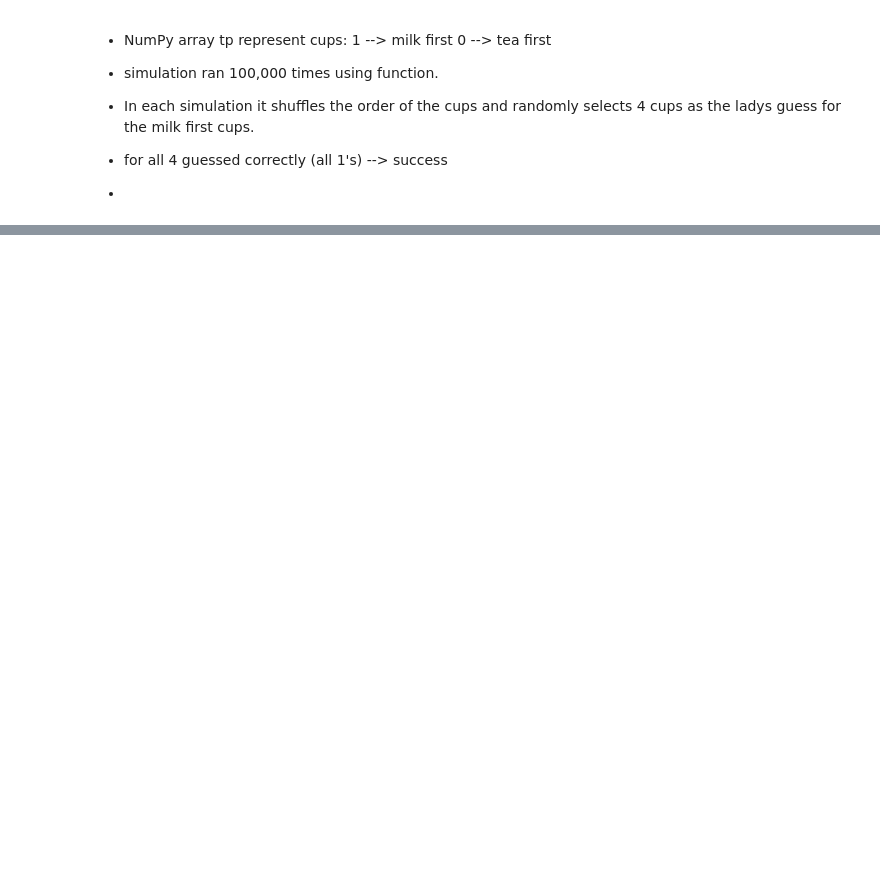
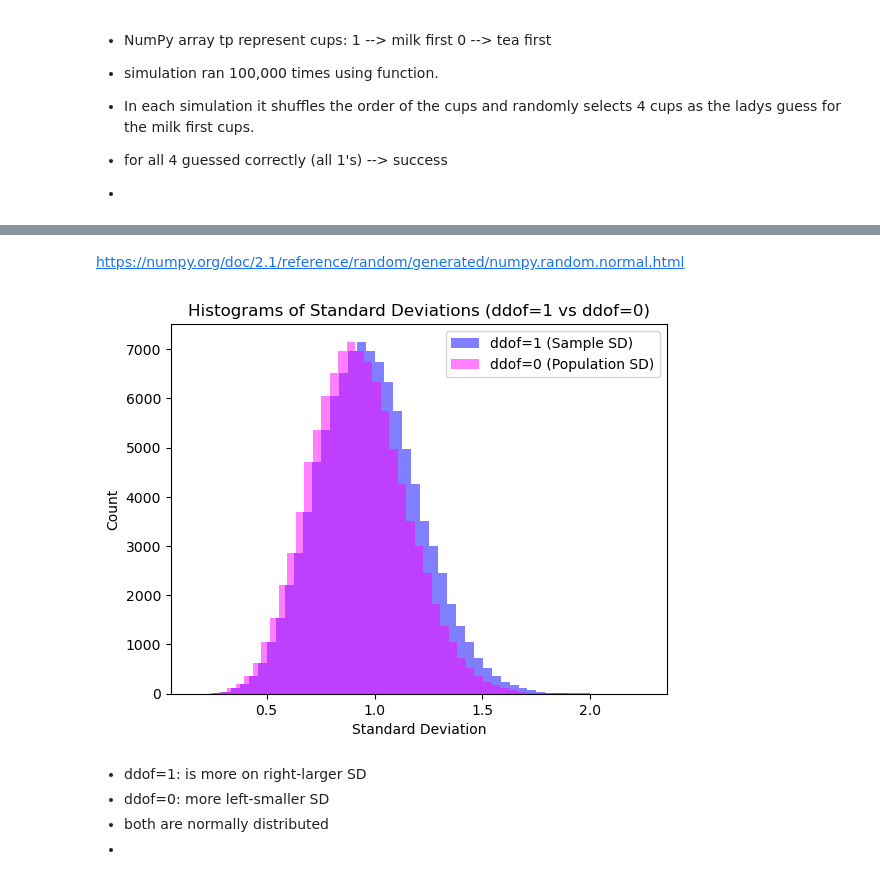
Before and after one commit to lryan30/applied_statistics, a Jupyter notebook: problems.ipynb, the cells around one changed output, grey strips where cells are left out. Saved outputs shown, nothing was run; the diff lists cells and outputs as text; code cells hidden in the pictures; blank space fills up the shorter version.

Commit message:
added histograms

```diff
--- a/problems.ipynb
+++ b/problems.ipynb
@@ -64,0 +77,2 @@ Probability (8 cups): 0.01459
+# %% [markdown]
+https://numpy.org/doc/2.1/reference/random/generated/numpy.random.normal.html
@@ -64,0 +82,26 @@ Probability (8 cups): 0.01459
+# %%
+number_samples = 100000
+sample_size = 10
+
+samples = np.random.normal(loc=0, scale=1, size=(number_samples, sample_size))
+
+
+
+std_ddof1 = np.std(samples, axis=1, ddof=1)  # Sample standard deviation
+std_ddof0 = np.std(samples, axis=1, ddof=0)  # Population standard deviation
+
+# Plot histograms
+plt.hist(std_ddof1, bins=50, alpha=0.5, label='ddof=1 (Sample SD)', color='blue')
+plt.hist(std_ddof0, bins=50, alpha=0.5, label='ddof=0 (Population SD)', color='magenta')
+plt.xlabel('Standard Deviation')
+plt.ylabel('Count')
+plt.title('Histograms of Standard Deviations (ddof=1 vs ddof=0)')
+plt.legend()
+plt.show()
+# %% [output]
+[figure, added]
+# %% [markdown]
+-   ddof=1: is more on right-larger SD
+-   ddof=0: more left-smaller SD
+-   both are normally distributed
+-
```
Also changed, not shown: parts of 7 cells of this notebook, 2 other files.
